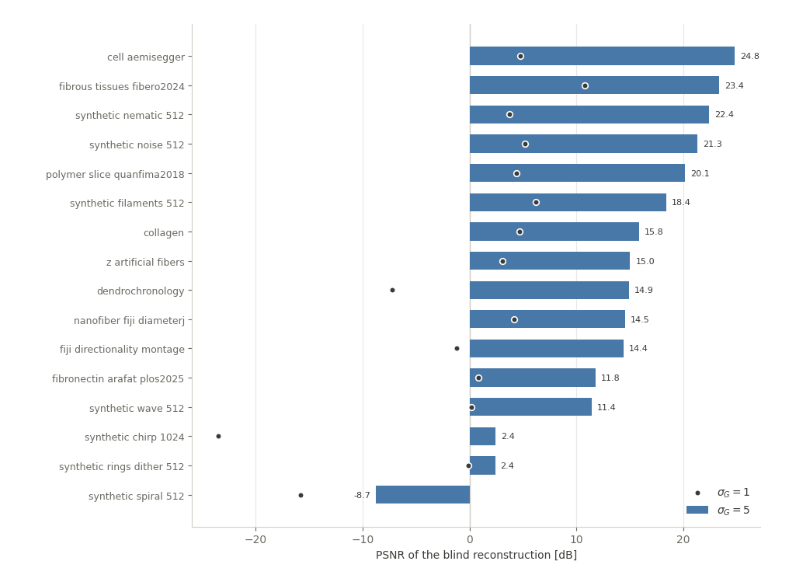
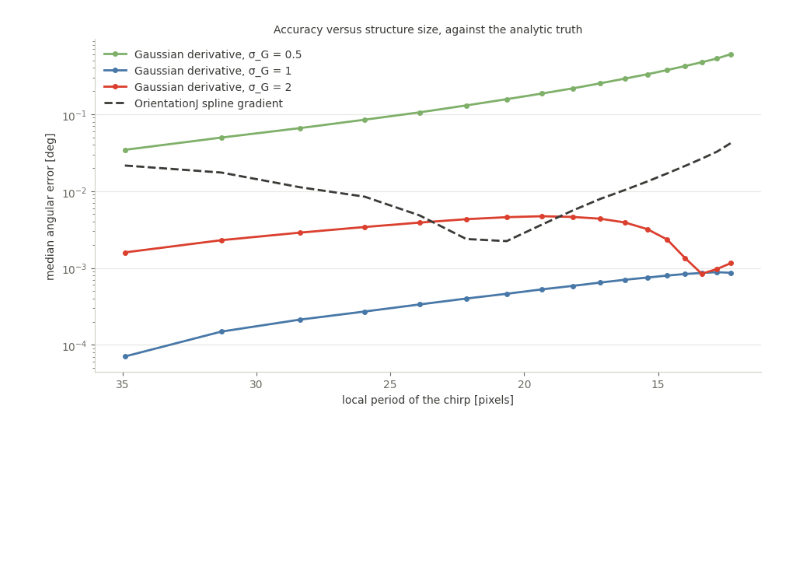
Before and after one commit to Biomedical-Imaging-Group/OrientationJ, a Jupyter notebook: assessment/gst_operator/gst_operator.ipynb, the cells around one changed output. Cells and saved outputs as stored; diff of their text form; code cells hidden in the pictures; blank space fills up the shorter version.

```diff
--- a/assessment/gst_operator/gst_operator.ipynb
+++ b/assessment/gst_operator/gst_operator.ipynb
@@ -113,0 +99,17 @@ the oscillating ones (chirp, rings, spiral) stay lost at any scale.
+# %%
+# radial chirp: tangential truth, in the doubled-angle form of the tensor
+# (same convention as the gradient assessment)
+FMIN, FMAX = 0.02, 0.16          # chirp() of synthetic_images_2D
+SIZE = 1024
+image = oj.load(os.path.join(INPUT, 'images', 'synthetic_chirp_1024.tif'))
+mask = tifffile.imread(os.path.join(INPUT, 'masks',
+                                    'synthetic_chirp_1024.tif')) > 0
+yy, xx = np.mgrid[0:SIZE, 0:SIZE].astype(float)
+dx, dy = xx - SIZE / 2, yy - SIZE / 2
+radius = np.hypot(dx, dy)
+truth = 0.5 * np.arctan2(2.0 * dx * dy, dy * dy - dx * dx)   # radians
+
+C, E, theta = features(image, sigma=SIGMA, sigma_gradient=SIGMA_GRADIENT)
+error = np.abs(axial_difference(theta, truth))[mask]
+print(f'chirp, inside the mask: median error {np.median(error):.3f} deg, '
+      f'90th percentile {np.percentile(error, 90):.3f} deg')
@@ -135,29 +202,43 @@ Bars: σ_G = 5; dots: σ_G = 1. Sorted by the σ_G = 5 score.
 # %%
-order = sorted(IMAGES, key=lambda n: psnr[SCALES[-1]][n])
-y = np.arange(len(order))
+image = oj.load(os.path.join(INPUT, 'images', 'synthetic_chirp_1024.tif'))
+mask = tifffile.imread(os.path.join(INPUT, 'masks',
+                                    'synthetic_chirp_1024.tif')) > 0
 
-fig, ax = plt.subplots(figsize=(9.5, 7.2))
-ax.barh(y, [psnr[SCALES[-1]][n] for n in order], height=0.62,
-        color='#4878a8', zorder=3, label='$\\sigma_G = 5$')
-ax.scatter([psnr[SCALES[0]][n] for n in order], y, s=30, color='#3a3a37',
-           edgecolors='white', linewidths=1.2, zorder=4,
-           label='$\\sigma_G = 1$')
-for i, n in enumerate(order):
-    v = psnr[SCALES[-1]][n]
-    ax.annotate(f'{v:.1f}', (v, i),
-                xytext=(5 if v >= 0 else -5, 0), textcoords='offset points',
-                va='center', ha='left' if v >= 0 else 'right',
-                fontsize=8, color='#3a3a37')
-ax.set_yticks(y)
-ax.set_yticklabels([n.replace('_', ' ') for n in order], fontsize=9)
-ax.axvline(0.0, color='#cfcec6', linewidth=1)
-ax.set_xlabel('PSNR of the blind reconstruction [dB]')
-ax.grid(True, axis='x')
+# bin by radius, then label each bin by the local period, exactly as the
+# gradient assessment does: frequency = FMIN + radius (FMAX - FMIN) / size
+edges = np.linspace(0.05 * SIZE, 0.45 * SIZE, 18)
+centres = 0.5 * (edges[:-1] + edges[1:])
+periods = 1.0 / (FMIN + centres * (FMAX - FMIN) / SIZE)
+
+fig, ax = plt.subplots(figsize=(9.5, 5.2))
+for sigma_gradient, color, style in [(0.5, '#7fb069', '-'),
+                                     (1.0, ACCENT, '-'),
+                                     (2.0, SECOND, '-')]:
+    _, _, theta = features(image, sigma=SIGMA, sigma_gradient=sigma_gradient)
+    error = np.abs(axial_difference(theta, truth))
+    curve = [np.median(error[mask & (radius >= lo) & (radius < hi)])
+             for lo, hi in zip(edges[:-1], edges[1:])]
+    ax.plot(periods, curve, style, color=color, lw=2.0, marker='o', ms=4,
+            label=f'Gaussian derivative, σ_G = {sigma_gradient:g}')
+
+reference = oj.analysis(image, sigma=SIGMA)
+error = np.abs(axial_difference(reference['orientation'], truth))
+curve = [np.median(error[mask & (radius >= lo) & (radius < hi)])
+         for lo, hi in zip(edges[:-1], edges[1:])]
+ax.plot(periods, curve, '--', color='#3a3a37', lw=2.0,
+        label='OrientationJ spline gradient')
+
+ax.set_yscale('log')
+ax.invert_xaxis()
+ax.set_xlabel('local period of the chirp [pixels]')
+ax.set_ylabel('median angular error [deg]')
+ax.set_title('Accuracy versus structure size, against the analytic truth')
+ax.grid(True, axis='y')
 ax.set_axisbelow(True)
-ax.legend(frameon=False, loc='lower right')
+ax.legend(frameon=False)
 fig.tight_layout()
-fig.savefig('psnr.png', dpi=150, bbox_inches='tight')
+fig.savefig('operator-accuracy.png', dpi=150, bbox_inches='tight')
 plt.show()
 # %% [output]
-[figure, old version]
+[figure, new version]
 # %% [markdown]
```
Also changed, not shown: parts of 15 cells of this notebook, 28 other files.
